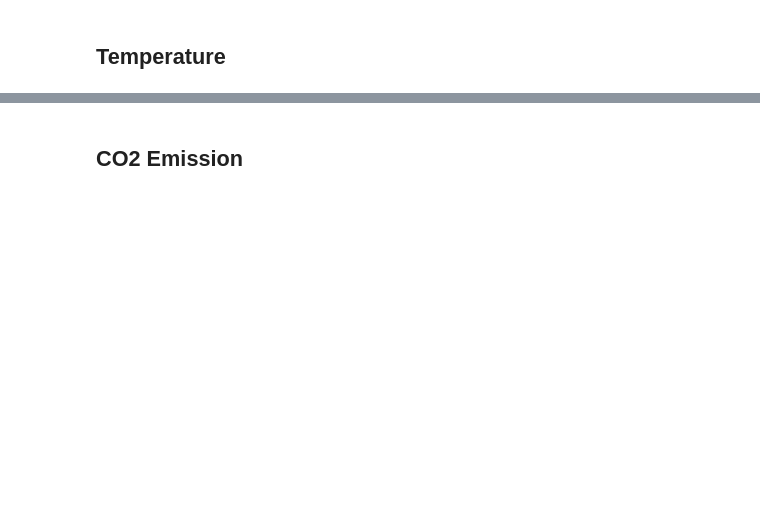
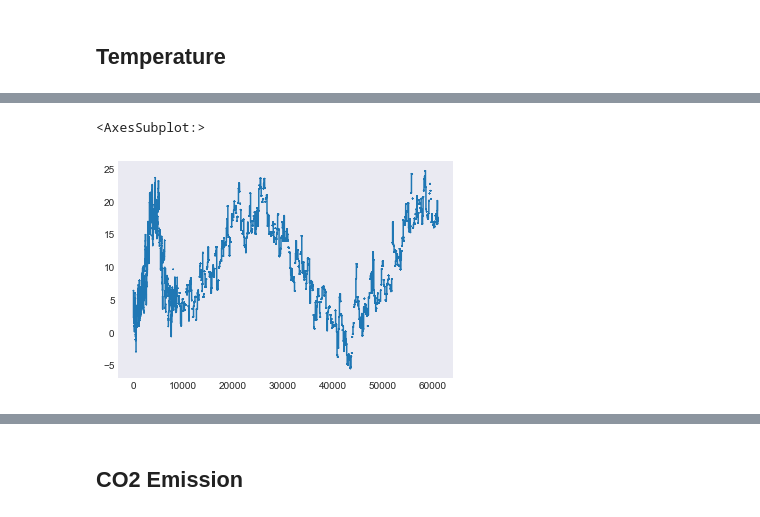
Before and after one commit to danielanthonyhoward/Data-Cleaning-and-Analysis-Tutorial, a Jupyter notebook: data-cleaning-example.ipynb, the cells around one changed output, grey strips where cells are left out. Cells and saved outputs as stored; diff of their text form; code cells hidden in the pictures; blank space fills up the shorter version.

```diff
--- a/data-cleaning-example.ipynb
+++ b/data-cleaning-example.ipynb
@@ -159,0 +128,5 @@ array(['2019-01-01T00:00:00.000000000', '2019-01-02T00:00:00.000000000',
+# %%
+data.Temperature.plot()
+# %% [output]
+<AxesSubplot:>
+[figure, added]
```
Also changed, not shown: parts of 31 cells of this notebook, 1 other file.
